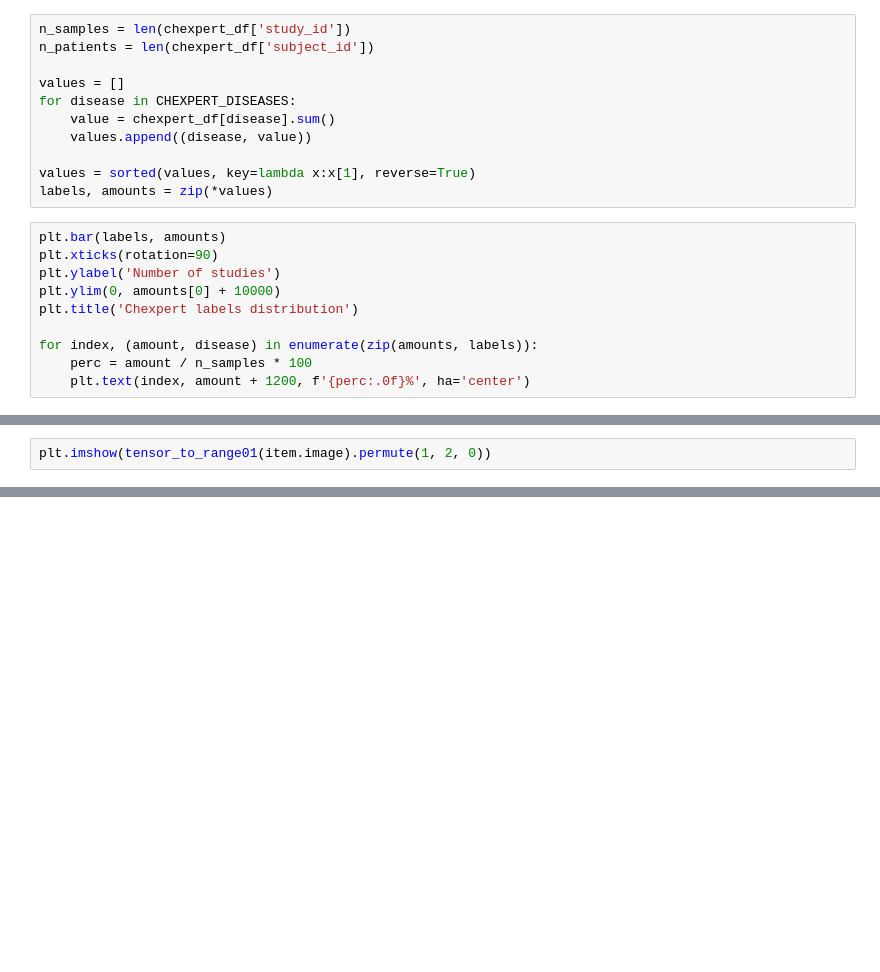
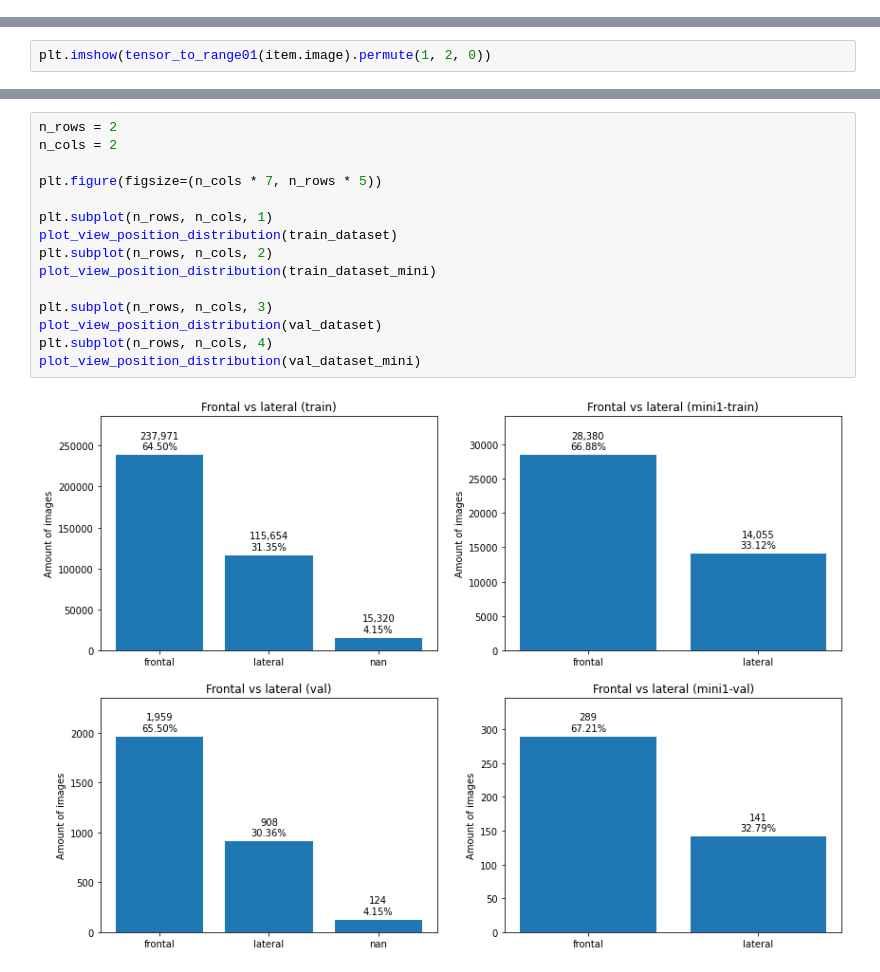
Before and after one commit to pdpino/medical-ai, a Jupyter notebook: medai/datasets/notebooks/mimic_cxr.ipynb, the cells around one changed output, grey strips where cells are left out. Cells and saved outputs as stored; diff of their text form; blank space fills up the shorter version.

```diff
--- a/medai/datasets/notebooks/mimic_cxr.ipynb
+++ b/medai/datasets/notebooks/mimic_cxr.ipynb
@@ -61,24 +58,3 @@ chexpert_df.head()
-# %%
-n_samples = len(chexpert_df['study_id'])
-n_patients = len(chexpert_df['subject_id'])
-
-values = []
-for disease in CHEXPERT_DISEASES:
-    value = chexpert_df[disease].sum()
-    values.append((disease, value))
-
-values = sorted(values, key=lambda x:x[1], reverse=True)
-labels, amounts = zip(*values)
-# %%
-plt.bar(labels, amounts)
-plt.xticks(rotation=90)
-plt.ylabel('Number of studies')
-plt.ylim(0, amounts[0] + 10000)
-plt.title('Chexpert labels distribution')
-
-for index, (amount, disease) in enumerate(zip(amounts, labels)):
-    perc = amount / n_samples * 100
-    plt.text(index, amount + 1200, f'{perc:.0f}%', ha='center')
 # %% [markdown]
 # Pre-process
 
@@ -653,0 +804,17 @@ plt.imshow(tensor_to_range01(item.image).permute(1, 2, 0))
+# %%
+n_rows = 2
+n_cols = 2
+
+plt.figure(figsize=(n_cols * 7, n_rows * 5))
+
+plt.subplot(n_rows, n_cols, 1)
+plot_view_position_distribution(train_dataset)
+plt.subplot(n_rows, n_cols, 2)
+plot_view_position_distribution(train_dataset_mini)
+
+plt.subplot(n_rows, n_cols, 3)
+plot_view_position_distribution(val_dataset)
+plt.subplot(n_rows, n_cols, 4)
+plot_view_position_distribution(val_dataset_mini)
+# %% [output]
+[figure, added]
```
Also changed, not shown: parts of 24 cells of this notebook, 8 other files.
